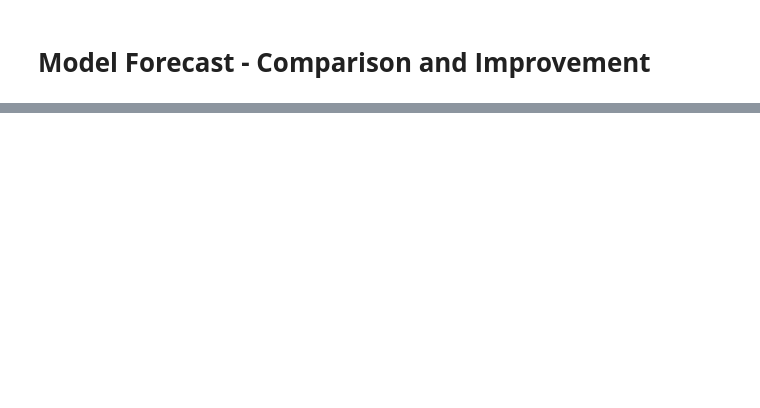
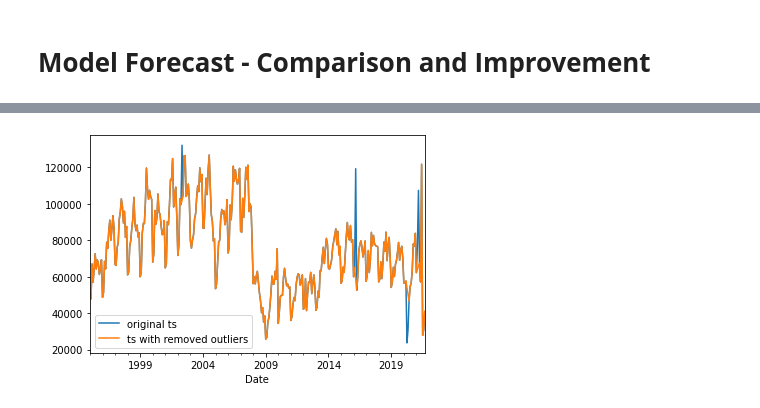
Before and after one commit to GautamKanagaraj/m_tech, a Jupyter notebook: Models/Final_model.ipynb, the cells around one changed output, grey strips where cells are left out. Drawn from its saved outputs; the diff is of its cells as text; code cells hidden in the pictures; blank space fills up the shorter version.

```diff
--- a/Models/Final_model.ipynb
+++ b/Models/Final_model.ipynb
@@ -49,0 +81,13 @@ df.tail()
+# %%
+#Remove Outliers
+def remove_outliers(df):
+  kats_df = df.rename(columns={'Date':'time'})
+  ts = TimeSeriesData(kats_df)
+  outlier_detector = OutlierDetector(ts, "additive",iqr_mult=2)
+  outlier_detector.detector()
+  ts_day_outliers_interpolated = outlier_detector.remover(interpolate=True)
+  # df_final.interpolate(method="linear", limit_direction="both", inplace=True)
+  processed_df = ts_day_outliers_interpolated.to_dataframe()
+  processed_df.rename(columns={'time':'Date','y_0':'Values'},inplace=True)
+  plot_outliers(outlier_detector,ts,processed_df)
+  return processed_df
@@ -49,0 +104,3 @@ df.tail()
+# %%
+df = remove_outliers(df)
+# %% [output]
@@ -49,0 +108 @@ df.tail()
+[figure, added]
```
Also changed, not shown: parts of 59 cells of this notebook, 11 other files.
